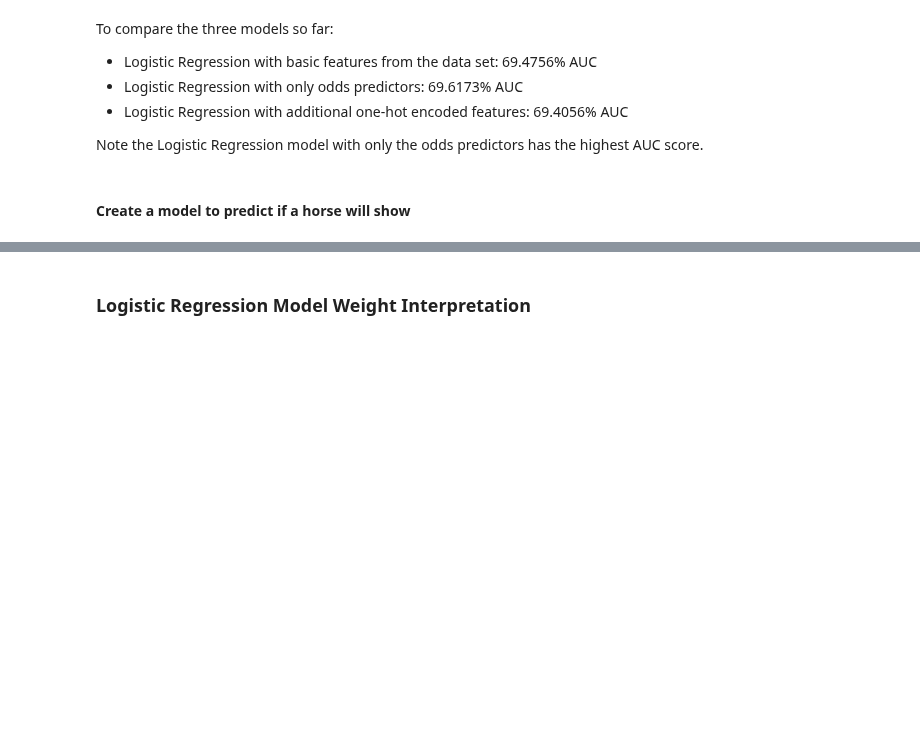
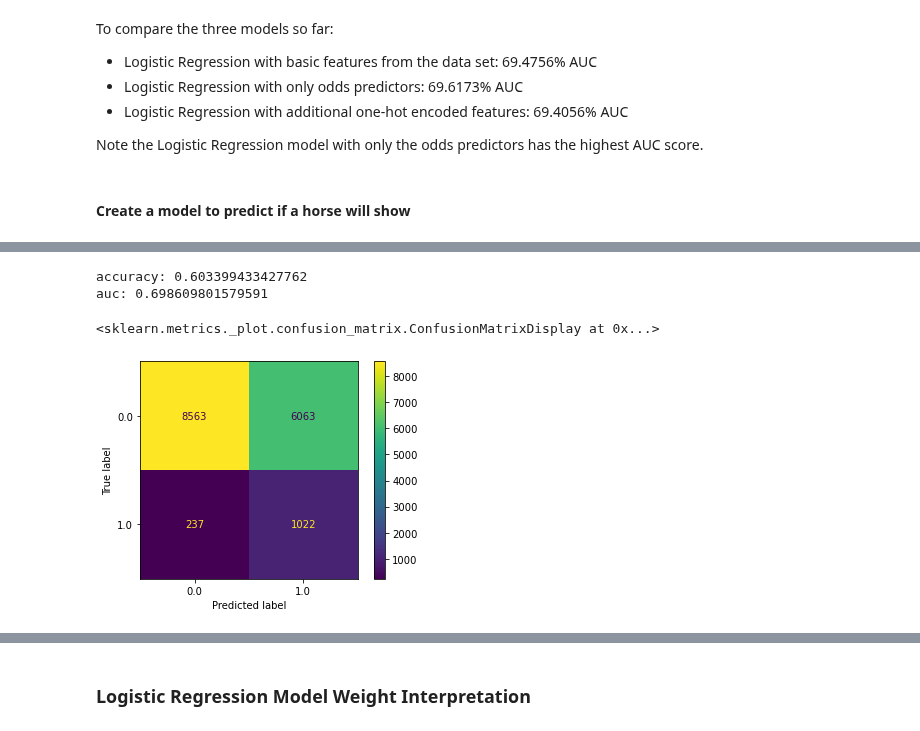
Before and after one commit to C-Stewart-GH/Hong_Kong_Horse_Racing_Project, a Jupyter notebook: MiniLab/MiniLab-Group.ipynb, the cells around one changed output, grey strips where cells are left out. Cells and saved outputs as stored; diff of their text form; code cells hidden in the pictures; blank space fills up the shorter version.

```diff
--- a/MiniLab/MiniLab-Group.ipynb
+++ b/MiniLab/MiniLab-Group.ipynb
@@ -271,0 +420,23 @@ Confusion Matrix:
+# %%
+#Create Dummies for training and test
+dummies_train = pd.get_dummies(
+    cat_lim_train[['horse_id','horse_country','horse_type','horse_gear','trainer_id','jockey_id']])
+dummies_test = pd.get_dummies(
+    cat_lim_test[['horse_id','horse_country','horse_type','horse_gear','trainer_id','jockey_id']])
+
+#Add dummies back to original data frames
+final_train = pd.concat([cat_lim_train, dummies_train],axis=1)
+final_test = pd.concat([cat_lim_test, dummies_test],axis=1)
+
+#Drop original variable and one class for each variable (the dropped class is 'Other')
+final_train = final_train.drop(['horse_id','horse_country','horse_type','horse_gear','trainer_id','jockey_id',
+                            'horse_id_Other','horse_country_Other','horse_type_Other','horse_gear_Other',
+                            'trainer_id_Other','jockey_id_Other'], axis=1)
+final_test = final_test.drop(['horse_id','horse_country','horse_type','horse_gear','trainer_id','jockey_id',
+                            'horse_id_Other','horse_country_Other','horse_type_Other','horse_gear_Other',
+                            'trainer_id_Other','jockey_id_Other'], axis=1)
+
+print('Original Training Set Shape Before Dummies:\n',cat_lim_train.shape)
+print('Original Test Set Shape Before Dummies:\n',cat_lim_test.shape)
+print('New Training Set Shape After Dummies:\n',final_train.shape)
+print('New Test Set Shape After Dummies:\n',final_test.shape)
@@ -271,0 +455,19 @@ Confusion Matrix:
+# %%
+# train the model just as before
+svm_clf = SVC(C=5, kernel='rbf', gamma='auto',class_weight = 'balanced') # get object
+svm_clf.fit(final_train, Y_trainsvm)  # train object
+
+y_hat = svm_clf.predict(final_test) # get test set precitions
+
+acc = mt.accuracy_score(Y_testsvm,y_hat)
+conf = mt.confusion_matrix(Y_testsvm,y_hat)
+auc=roc_auc_score(Y_testsvm,y_hat)
+print('accuracy:', acc )
+print('auc:',auc)
+disp=ConfusionMatrixDisplay(confusion_matrix=conf,  display_labels=svm_clf.classes_)
+disp.plot()
+# %% [output]
+accuracy: 0.603399433427762
+auc: 0.698609801579591
+<sklearn.metrics._plot.confusion_matrix.ConfusionMatrixDisplay at 0x...>
+[figure, added]
```
Also changed, not shown: parts of 59 cells of this notebook.
